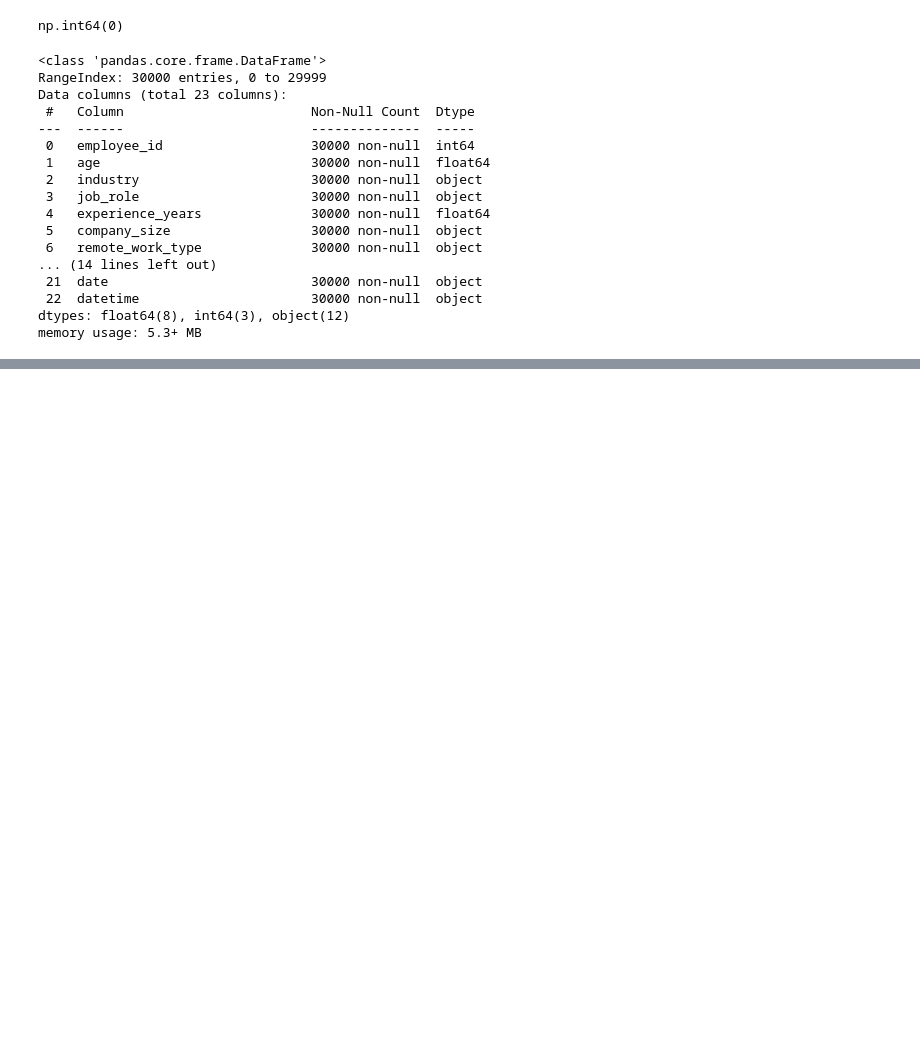
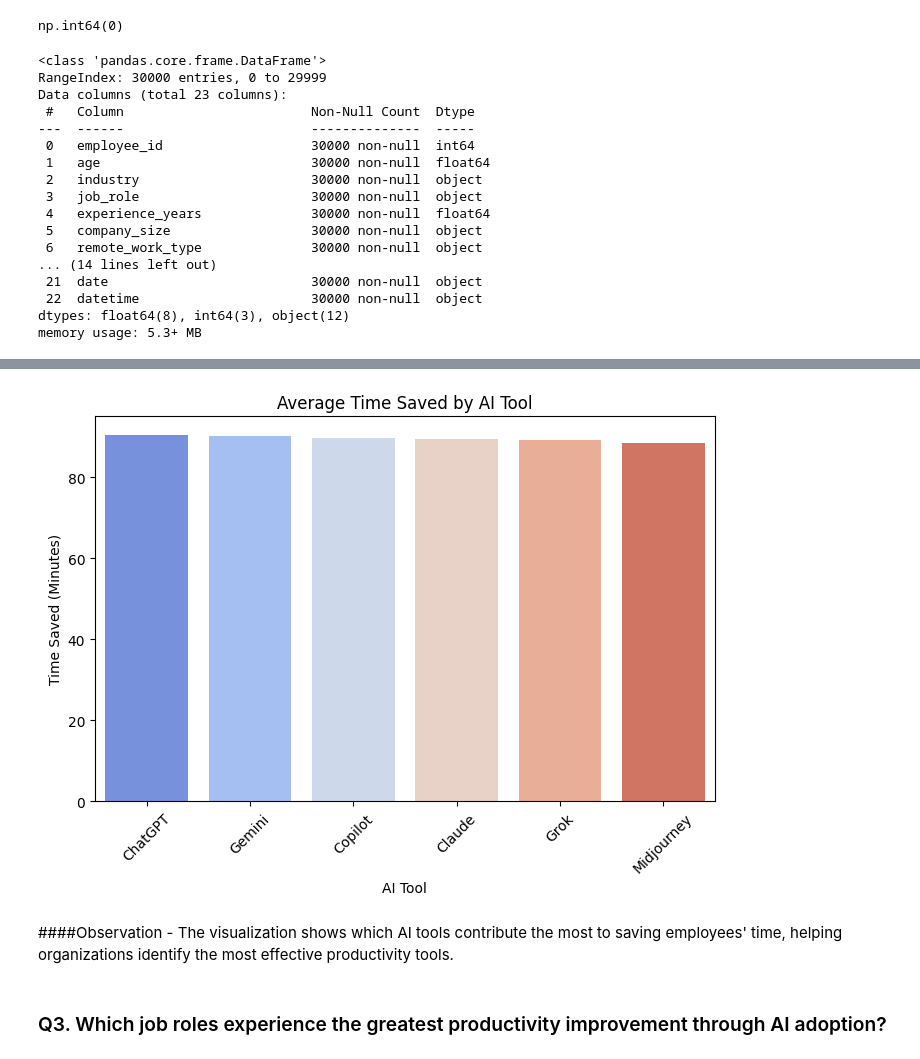
Before and after one commit to umang0015/AI-Tools-Usage-And-Productivity-Analysis, a Jupyter notebook: Project1_checkpoint.ipynb, the cells around one changed output, grey strips where cells are left out. Drawn from its saved outputs; the diff is of its cells as text; code cells hidden in the pictures; blank space fills up the shorter version.

```diff
--- a/Project1_checkpoint.ipynb
+++ b/Project1_checkpoint.ipynb
@@ -360,0 +415,8 @@ df.head(15)
+# %%
+tool_time = (
+    df.groupby('primary_ai_tool')['time_saved_per_day_minutes']
+      .mean()
+      .sort_values(ascending=False)
+)
+
+print(tool_time)
@@ -360,0 +432,23 @@ df.head(15)
+# %%
+plt.figure(figsize=(8,5))
+
+sns.barplot(
+    x=tool_time.index,
+    y=tool_time.values,
+    hue=tool_time.index,
+    palette="coolwarm",
+    legend=False
+)
+
+plt.xticks(rotation=45)
+plt.title("Average Time Saved by AI Tool")
+plt.xlabel("AI Tool")
+plt.ylabel("Time Saved (Minutes)")
+
+plt.show()
+# %% [output]
+[figure, added]
+# %% [markdown]
+####Observation - The visualization shows which AI tools contribute the most to saving employees' time, helping organizations identify the most effective productivity tools.
+# %% [markdown]
+### Q3. Which job roles experience the greatest productivity improvement through AI adoption?
```
Also changed, not shown: parts of 13 cells of this notebook.
